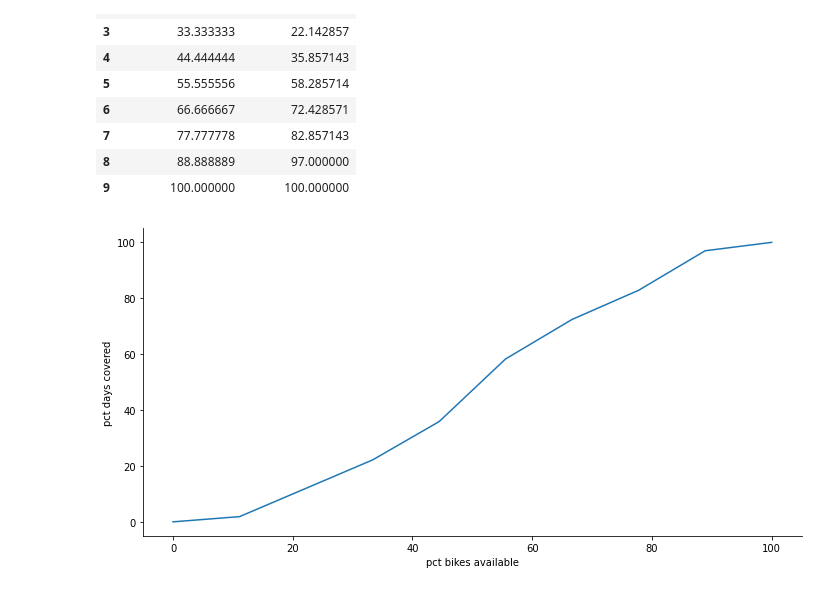
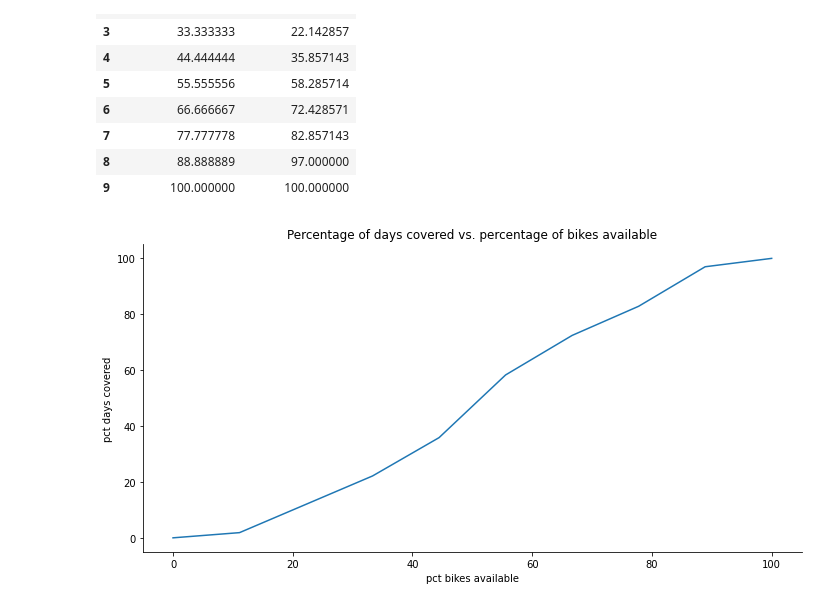
Before and after one commit to khrapovs/playing-with-uci-bike-sharing-data, a Jupyter notebook: notebook.ipynb, the cells around one changed output. Saved outputs shown, nothing was run; the diff lists cells and outputs as text; code cells hidden in the pictures.

```diff
--- a/notebook.ipynb
+++ b/notebook.ipynb
@@ -153,11 +153,12 @@ pct_days_covered
 # %%
 sns.relplot(
     x=lbl_pct_bikes_available,
     y=lbl_days_covered,
     kind="line",
     aspect=2,
     data=pct_days_covered,
 )
+plt.title("Percentage of days covered vs. percentage of bikes available")
 plt.show()
 # %% [output]
-[figure, old version]
+[figure, new version]
```
